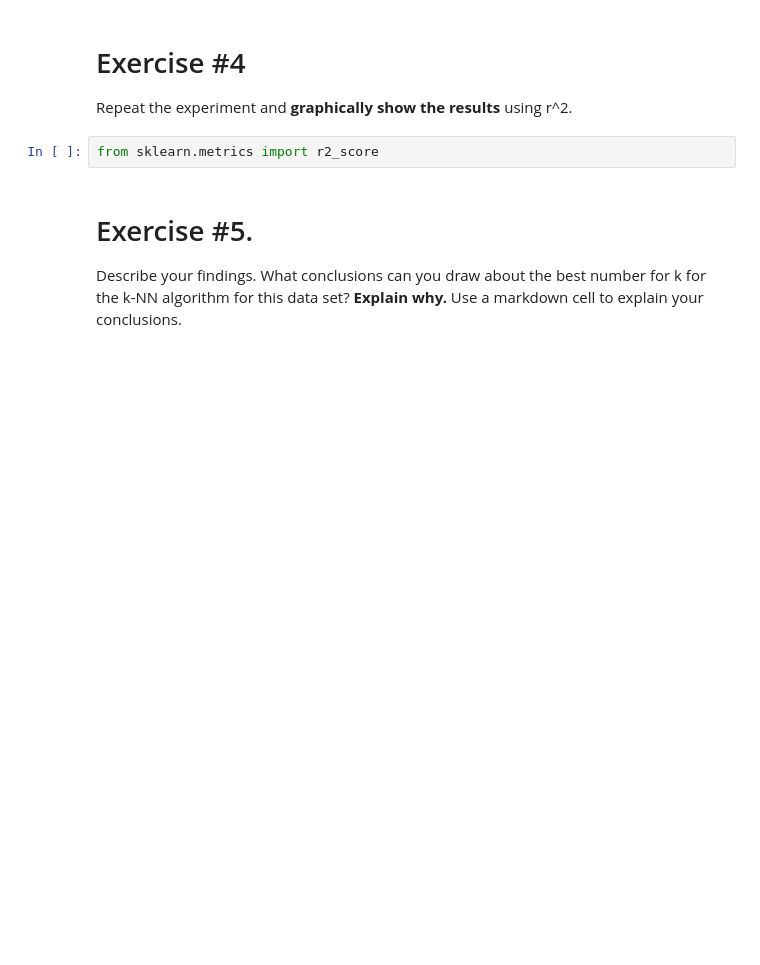
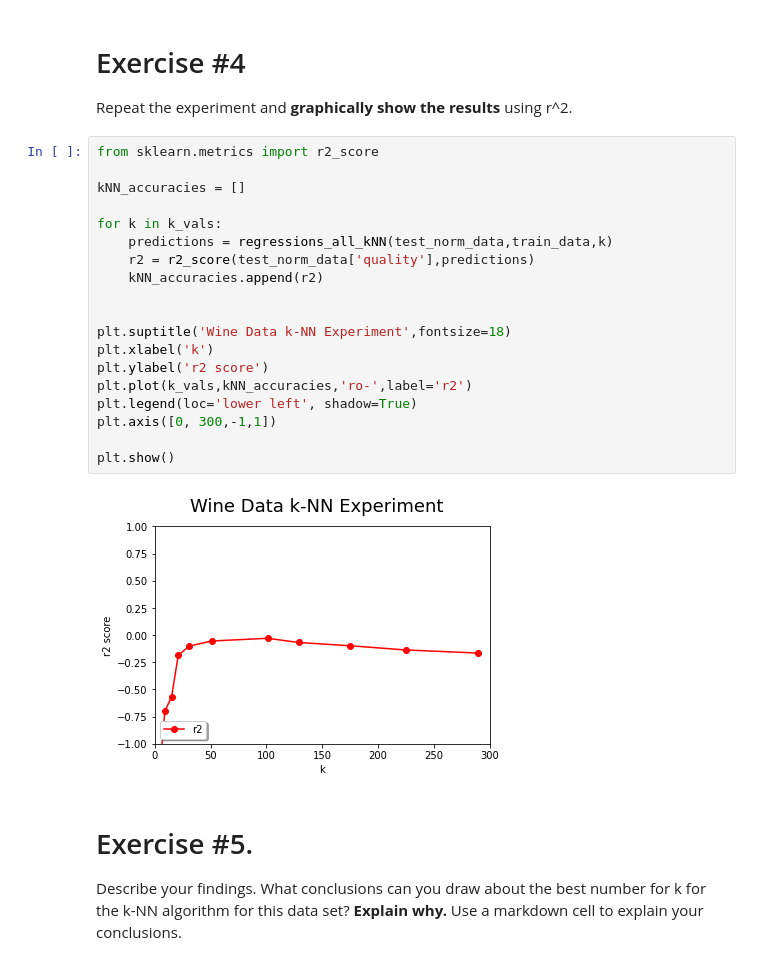
Before and after one commit to cdavis94-school/s23-CS167-Notes, a Jupyter notebook: Notebook3_Davis.ipynb, the cells around one changed output. Saved outputs shown, nothing was run; the diff lists cells and outputs as text; blank space fills up the shorter version.

```diff
--- a/Notebook3_Davis.ipynb
+++ b/Notebook3_Davis.ipynb
@@ -125,8 +151,27 @@ test_norm_data['alcohol'] = (test_data['alcohol'] - alcohol_mean)/alcohol_std
 # %% [markdown]
 # Exercise #4
 Repeat the experiment and **graphically show the results** using r^2.
-# %%
-from sklearn.metrics import r2_score
+# %%
+from sklearn.metrics import r2_score
+
+kNN_accuracies = []
+
+for k in k_vals:
+    predictions = regressions_all_kNN(test_norm_data,train_data,k)
+    r2 = r2_score(test_norm_data['quality'],predictions)
+    kNN_accuracies.append(r2)
+
+
+plt.suptitle('Wine Data k-NN Experiment',fontsize=18)
+plt.xlabel('k')
+plt.ylabel('r2 score')
+plt.plot(k_vals,kNN_accuracies,'ro-',label='r2')
+plt.legend(loc='lower left', shadow=True)
+plt.axis([0, 300,-1,1])
+
+plt.show()
+# %% [output]
+[figure, added]
 # %% [markdown]
 # Exercise #5.
 Describe your findings. What conclusions can you draw about the best number for k for the k-NN algorithm for this data set? **Explain why.** Use a markdown cell to explain your conclusions.
```
Also changed, not shown: parts of 7 cells of this notebook.
